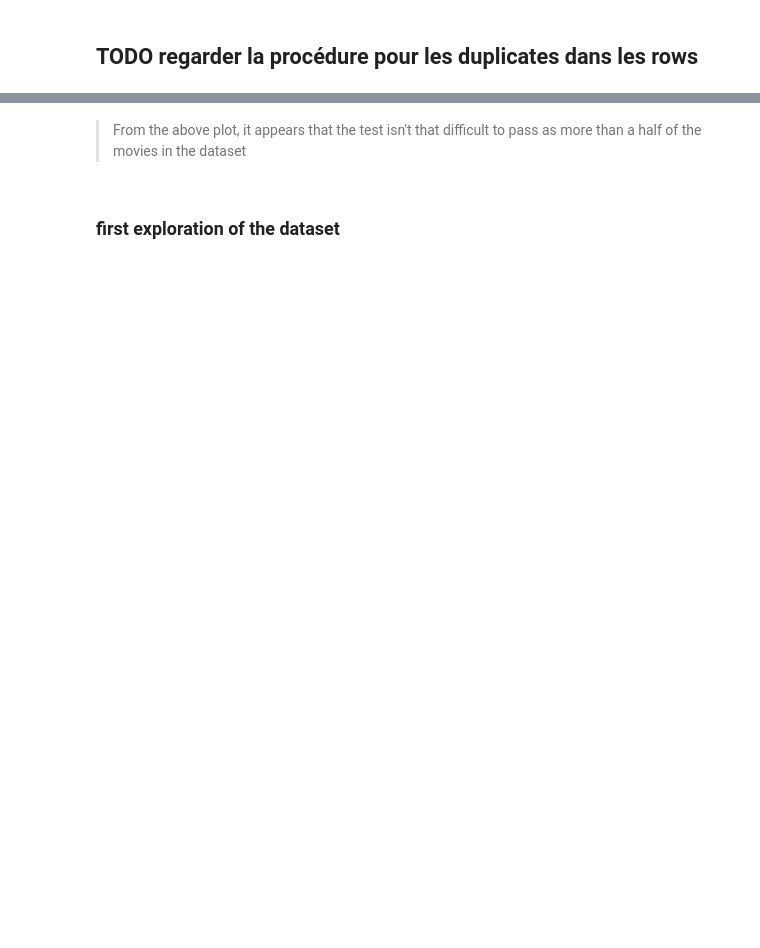
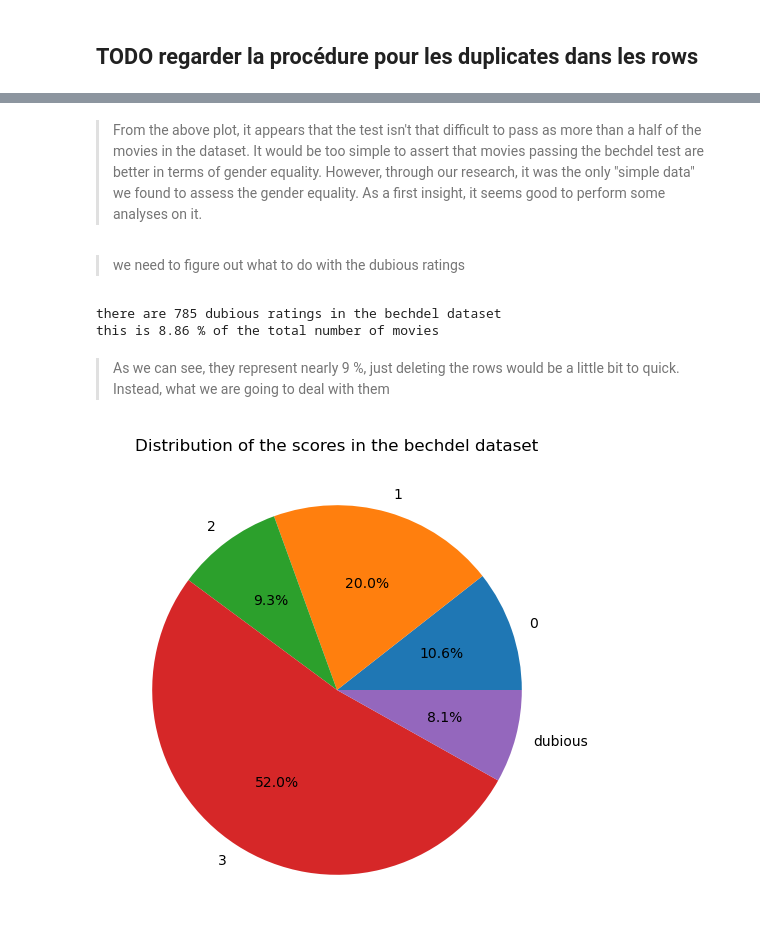
Before and after one commit to epfl-ada/ada-2022-project-cyga, a Jupyter notebook: ada-2022-project-cyga/Bechdel_analysis.ipynb, the cells around one changed output, grey strips where cells are left out. Saved outputs shown, nothing was run; the diff lists cells and outputs as text; code cells hidden in the pictures; blank space fills up the shorter version.

```diff
--- a/ada-2022-project-cyga/Bechdel_analysis.ipynb
+++ b/ada-2022-project-cyga/Bechdel_analysis.ipynb
@@ -138,5 +164,22 @@ plt.show()
 # %% [markdown]
-> From the above plot, it appears that the test isn't that difficult to pass as more than a half of the movies in the dataset
+> From the above plot, it appears that the test isn't that difficult to pass as more than a half of the movies in the dataset. It would be too simple to assert that movies passing the bechdel test are better in terms of gender equality. However, through our research, it was the only "simple data" we found to assess the gender equality. As a first insight, it seems good to perform some analyses on it.
-# %% [markdown]
-### first exploration of the dataset <a id="#explo"> </a>
->
+# %% [markdown]
+> we need to figure out what to do with the dubious ratings
+# %%
+# get the percentage of movies with dubious rating
+dubious = bechdel[bechdel['dubious'] == 1]
+print('there are',len(dubious),'dubious ratings in the bechdel dataset')
+print('this is',round(len(dubious)/len(bechdel)*100,2),'% of the total number of movies')
+# %% [output]
+there are 785 dubious ratings in the bechdel dataset
+this is 8.86 % of the total number of movies
+# %% [markdown]
+> As we can see, they represent nearly 9 %, just deleting the rows would be a little bit to quick. Instead, what we are going to deal with them
+# %%
+#distribution of the scores in the bechdel dataset
+plt.figure(figsize=(6,6))
+plt.pie([len(score0), len(score1), len(score2), len(score3), len(dubious)], labels=['0', '1', '2', '3', 'dubious'], autopct='%1.1f%%')
+plt.title('Distribution of the scores in the bechdel dataset')
+plt.show()
+# %% [output]
+[figure, added]
```
Also changed, not shown: parts of 20 cells of this notebook, 1 other file.
